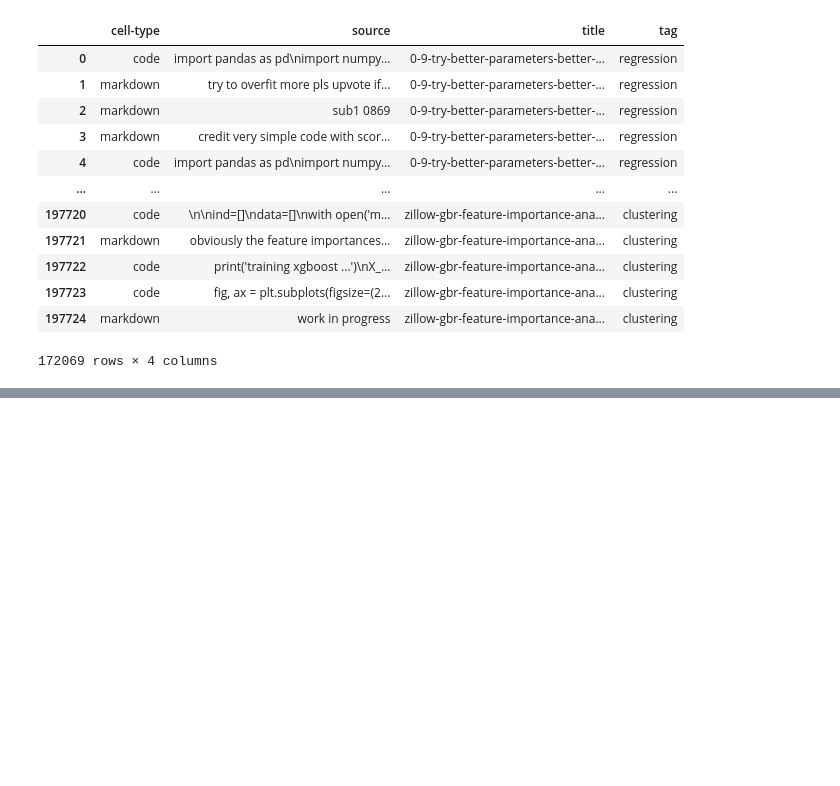
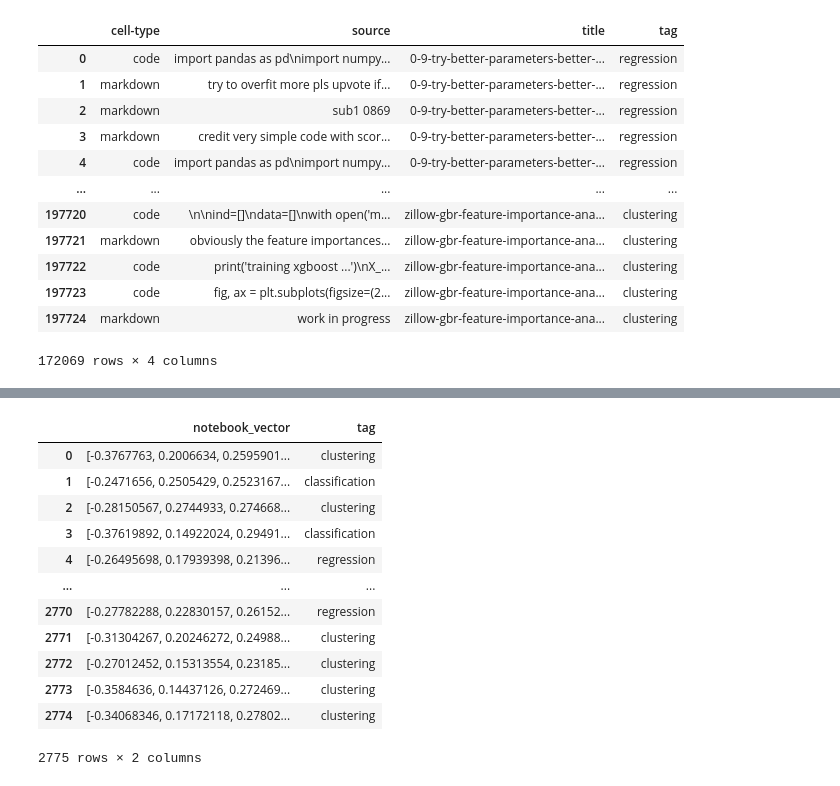
Before and after one commit to dikraMasrour/NotebookDocGen, a Jupyter notebook: Classification_Task/notebooks/09-Improving_results.ipynb, the cells around one changed output, grey strips where cells are left out. Cells and saved outputs as stored; diff of their text form; code cells hidden in the pictures; blank space fills up the shorter version.

Commit message:
Improved final results with chunking

```diff
--- a/Classification_Task/notebooks/09-Improving_results.ipynb
+++ b/Classification_Task/notebooks/09-Improving_results.ipynb
@@ -517,0 +558,17 @@ interm_df01.to_csv("../data/embed_data.csv")
+# %%
+vect_data_final = pd.read_csv('../data/vect_data_final_chunking_improved.csv').drop(['Unnamed: 0'],axis=1)
+vect_data_final
+# %% [output]
+|  | notebook_vector | tag |
+| 0 | [-0.3767763, 0.2006634, 0.2595901... | clustering |
+| 1 | [-0.2471656, 0.2505429, 0.2523167... | classification |
+| 2 | [-0.28150567, 0.2744933, 0.274668... | clustering |
+| 3 | [-0.37619892, 0.14922024, 0.29491... | classification |
+| 4 | [-0.26495698, 0.17939398, 0.21396... | regression |
+| ... | ... | ... |
+| 2770 | [-0.27782288, 0.22830157, 0.26152... | regression |
+| 2771 | [-0.31304267, 0.20246272, 0.24988... | clustering |
+| 2772 | [-0.27012452, 0.15313554, 0.23185... | clustering |
+| 2773 | [-0.3584636, 0.14437126, 0.272469... | clustering |
+| 2774 | [-0.34068346, 0.17172118, 0.27802... | clustering |
+2775 rows × 2 columns
```
Also changed, not shown: parts of 32 cells of this notebook, 3 other files.
